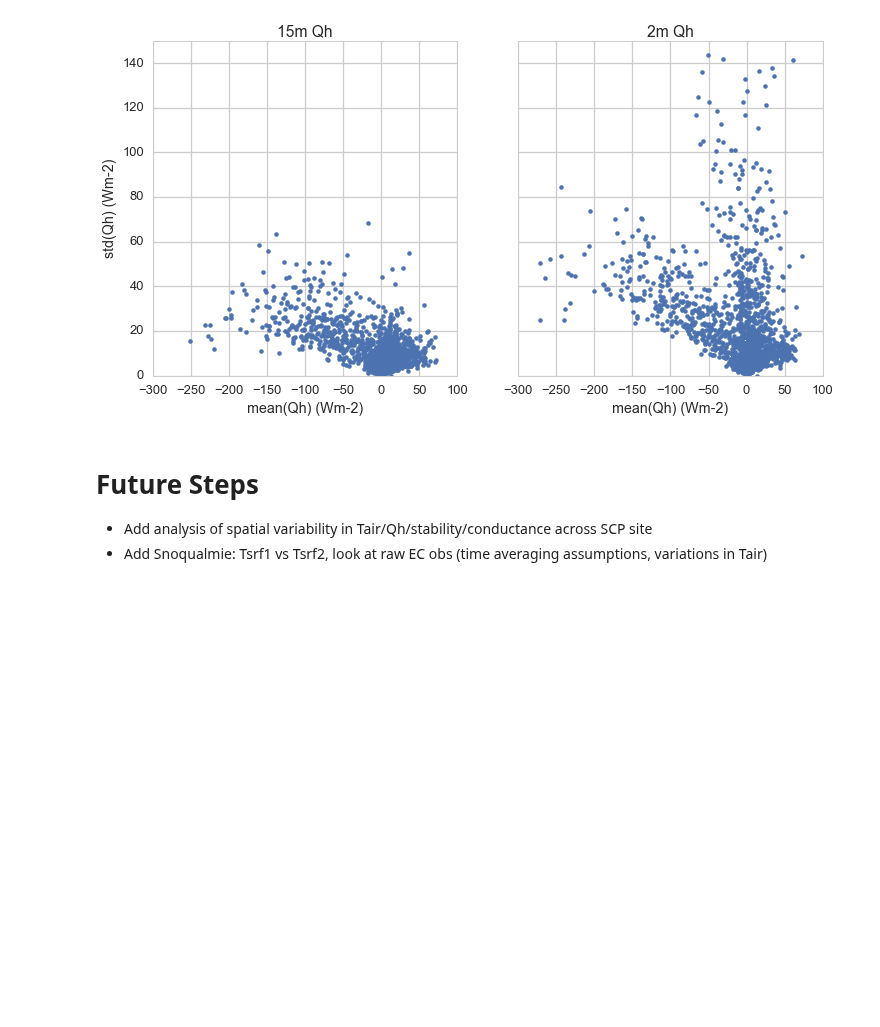
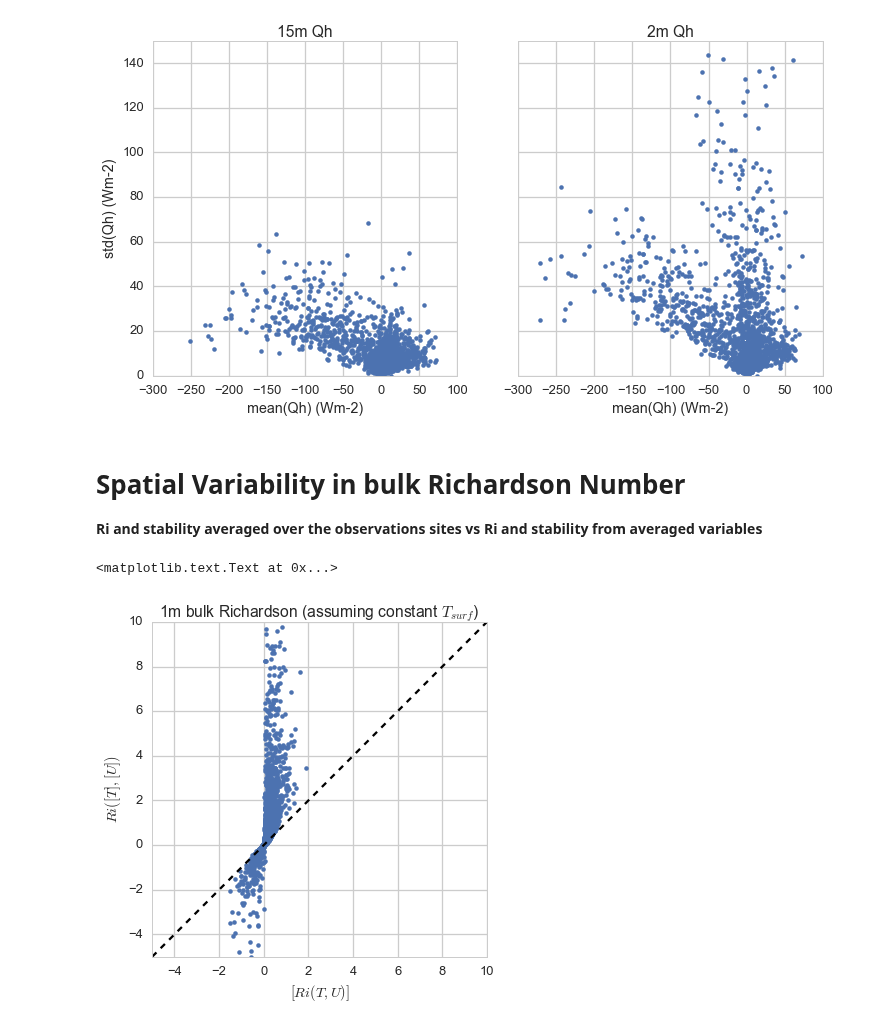
Before and after one commit to klapo/TurbulenceFeedbacks, a Jupyter notebook: TF.VariableObs.ipynb, the cells around one changed output. Saved outputs shown, nothing was run; the diff lists cells and outputs as text; code cells hidden in the pictures; blank space fills up the shorter version.

```diff
--- a/TF.VariableObs.ipynb
+++ b/TF.VariableObs.ipynb
@@ -144,6 +145,11 @@ fluxObs = xray.open_dataset('SCP.flux_obs.netcdf')
 fluxObs_30m = xray.open_dataset('SCP.flux_obs_30m.netcdf')
 radObs_30m = xray.open_dataset('SCP.rad_obs_30m.netcdf')
 soilObs_30m = xray.open_dataset('SCP.soil_obs_30m.netcdf')
+
+# -------------------------------------------------------------------------------------------------------
+# Convert byte literals to python strings
+# -------------------------------------------------------------------------------------------------------
+Atower['station'] = [stat.decode("utf-8") for stat in Atower.station.values]
 # %%
 ########
 # Surface temperature from upwelling longwave
@@ -299,7 +305,6 @@ ax.set_xlabel('mean(Qh) (Wm-2)')
 # %% [output]
 <matplotlib.text.Text at 0x...>
 [figure]
-# %% [markdown]
-# Future Steps
-- Add analysis of spatial variability in Tair/Qh/stability/conductance across SCP site
-- Add Snoqualmie: Tsrf1 vs Tsrf2, look at raw EC obs (time averaging assumptions, variations in Tair)
+# %% [markdown]
+# Spatial Variability in bulk Richardson Number
+**Ri and stability averaged over the observations sites vs Ri and stability from averaged variables**
@@ -305,0 +351,12 @@ ax.set_xlabel('mean(Qh) (Wm-2)')
+# %%
+fig, ax = plt.subplots(1, 1, figsize=(6,6))
+ax.plot(Atower.RiBulk_1m_spatialMean, Atower.RiBulk_1m.mean(dim='station'), '.')
+ax.plot([-5, 10], [-5, 10], 'k--')
+ax.set_ylim(-5, 10)
+ax.set_xlim(-5, 10)
+ax.set_xlabel('$[Ri(T, U)] $')
+ax.set_ylabel('$Ri( [T], [U] )$')
+ax.set_title('1m bulk Richardson (assuming constant $T_{surf}$)')
+# %% [output]
+<matplotlib.text.Text at 0x...>
+[figure, added]
```
Also changed, not shown: parts of 15 cells of this notebook.
